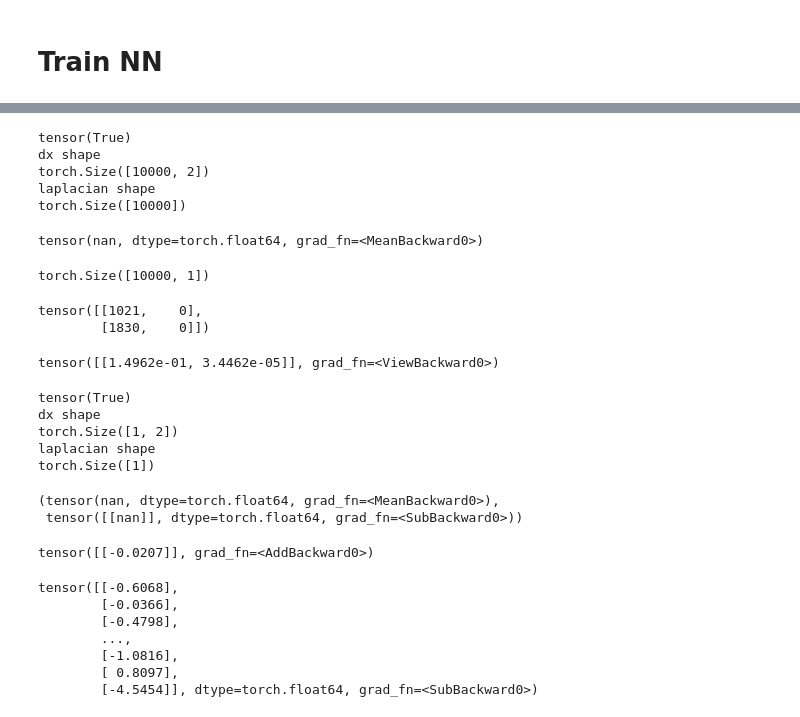
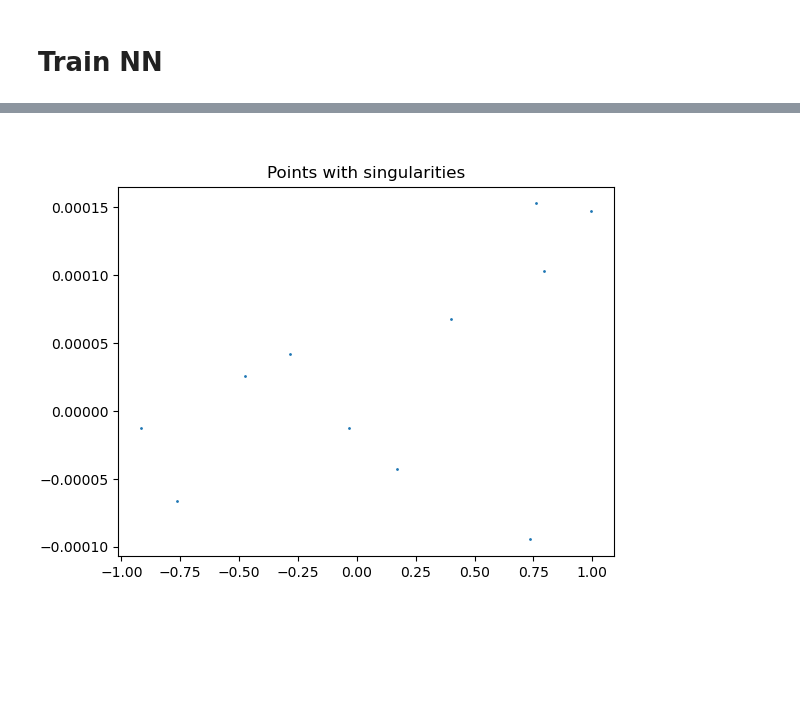
Before and after one commit to SeanDisaro/StarBoundaryNetworks, a Jupyter notebook: src/notebookTests/twoDimTest.ipynb, the cells around one changed output, grey strips where cells are left out. Cells and saved outputs as stored; diff of their text form; code cells hidden in the pictures; blank space fills up the shorter version.

```diff
--- a/src/notebookTests/twoDimTest.ipynb
+++ b/src/notebookTests/twoDimTest.ipynb
@@ -124,8 +90,7 @@ class ImposedBCPINNSphere2D(nn.Module):
 
 
   def boundaryCondition(self, input):
-
-    return torch.sin(input[:, 0]*input[:, 1])
+    return input[:,0] *input[:,1]
 
   def boundaryConditionSpherical(self, angles):
 
@@ -165 +153,14 @@ plt.scatter(spherePoints[:,0],spherePoints[:,1])
+# %%
+# points is the laplacians that were computed in the loss function to see where singularities are
+takePoints = torch.argwhere( points.isnan() == 0)
+dontTakePoints = torch.argwhere( points.isnan())
+# %%
+#plot singularities before training
+fig2 = plt.figure()
+ax2 = fig2.add_subplot(1,1,1)
+ax2.set_title('Points with singularities')
+ax2.scatter(spherePoints[dontTakePoints[:,0]][:,0].detach().numpy(),spherePoints[dontTakePoints[:,0]][:,1].detach().numpy(),s = 1)
+plt.show()
+# %% [output]
+[figure, added]
 # %%
@@ -184,52 +173,4 @@ for i in tqdm(range(epochs)):
   print(loss.item())
   loss.backward(retain_graph=True)
   optimizer.step()
-# %%
-xy_grid = spherePoints
-xy_grid.requires_grad = True
-epochs = 100
-learningRate  = 1e-1
-#model:
-solPDE = ImposedBCPINNSphere2D( 16, 4)
-
-
-
-loss, points = pinnLossPoissonSin(solPDE, xy_grid )
-# %% [output]
-tensor(True)
-dx shape
-torch.Size([10000, 2])
-laplacian shape
-torch.Size([10000])
-# %%
-loss
-# %% [output]
-tensor(nan, dtype=torch.float64, grad_fn=<MeanBackward0>)
-# %%
-points.shape
-# %% [output]
-torch.Size([10000, 1])
-# %%
-torch.argwhere( points.isnan())
-# %% [output]
-tensor([[1021,    0],
-        [1830,    0]])
-# %%
-xy_grid[1830].view(-1,2)
-# %% [output]
-tensor([[1.4962e-01, 3.4462e-05]], grad_fn=<ViewBackward0>)
-# %%
-pinnLossPoissonSin(solPDE, xy_grid[6420].view(-1,2) )
-# %% [output]
-tensor(True)
-dx shape
-torch.Size([1, 2])
-laplacian shape
-torch.Size([1])
-(tensor(nan, dtype=torch.float64, grad_fn=<MeanBackward0>),
- tensor([[nan]], dtype=torch.float64, grad_fn=<SubBackward0>))
-# %%
-solPDE(xy_grid[6420].view(-1,2))
-# %% [output]
-tensor([[-0.0207]], grad_fn=<AddBackward0>)
 # %%
@@ -236,12 +178,2 @@ tensor([[-0.0207]], grad_fn=<AddBackward0>)
 laplacian_u = laplacian(solPDE, xy_grid)
 lossOnGrid = laplacian_u - torch.sin(xy_grid[:,0] * xy_grid[:, 1]).view(-1,1)
-# %%
-lossOnGrid
-# %% [output]
-tensor([[-0.6068],
-        [-0.0366],
-        [-0.4798],
-        ...,
-        [-1.0816],
-        [ 0.8097],
-        [-4.5454]], dtype=torch.float64, grad_fn=<SubBackward0>)
```
Also changed, not shown: parts of 23 cells of this notebook, 1 other file.
